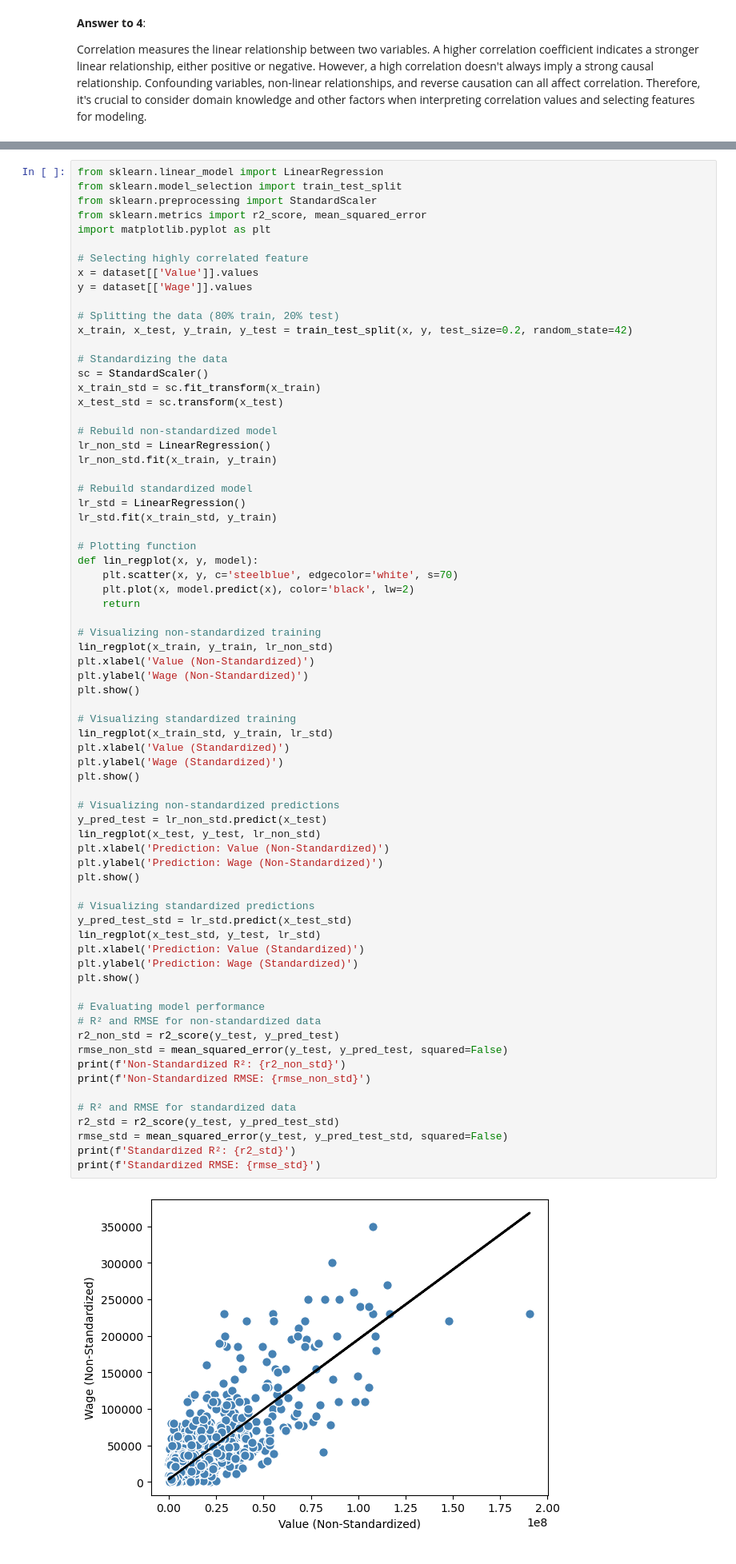
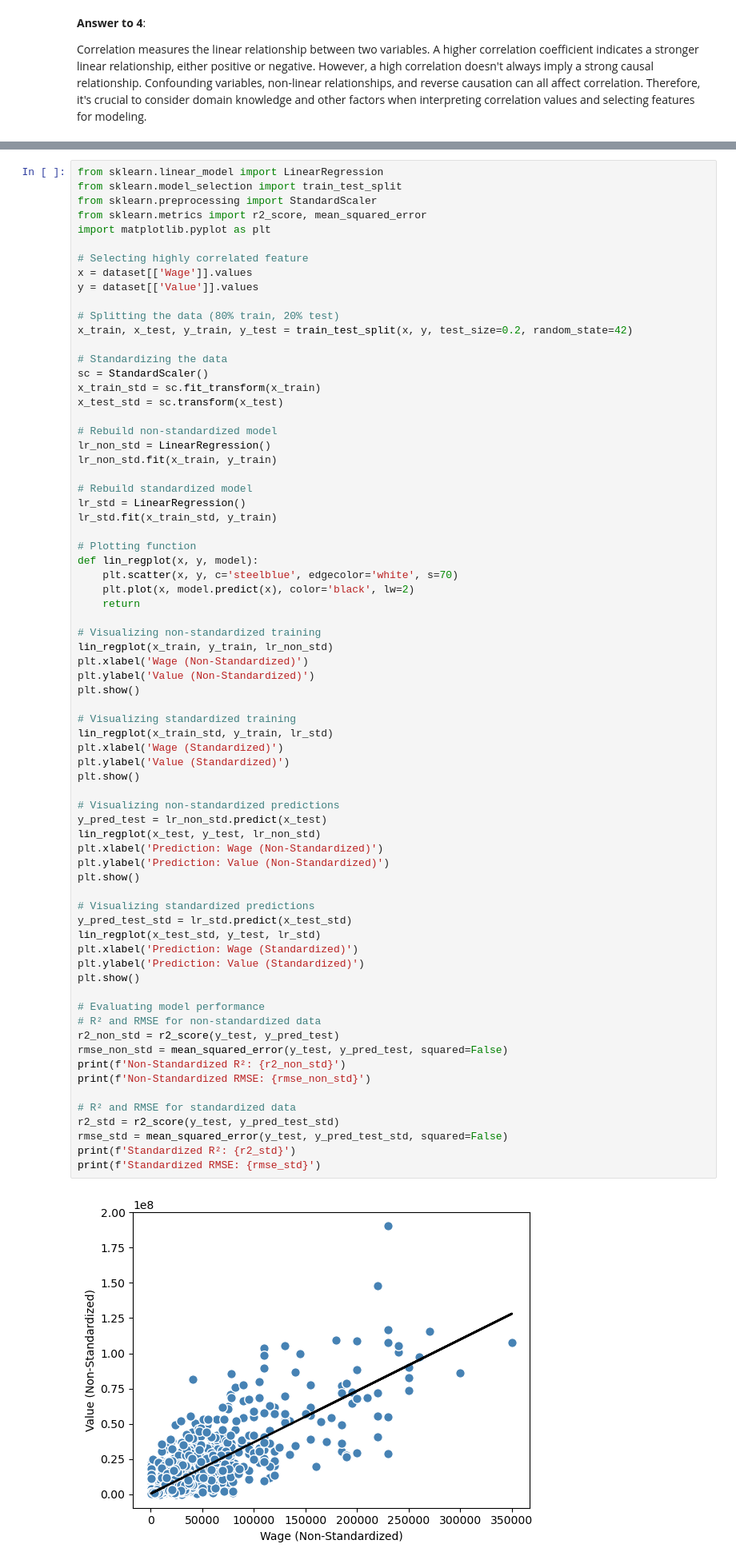
Before and after one commit to JanikThePanic/DATASCI3000-lab-assignments, a Jupyter notebook: Assignment 1/Assignment 1_Linear Regression.ipynb, the cells around one changed output, grey strips where cells are left out. Shown at 80% size. Saved outputs shown, nothing was run; the diff lists cells and outputs as text.

Commit message:
switched wage and value

```diff
--- a/Assignment 1/Assignment 1_Linear Regression.ipynb
+++ b/Assignment 1/Assignment 1_Linear Regression.ipynb
@@ -149,8 +149,8 @@ from sklearn.metrics import r2_score, mean_squared_error
 import matplotlib.pyplot as plt
 
 # Selecting highly correlated feature
-x = dataset[['Value']].values
-y = dataset[['Wage']].values
+x = dataset[['Wage']].values
+y = dataset[['Value']].values
 
 # Splitting the data (80% train, 20% test)
 x_train, x_test, y_train, y_test = train_test_split(x, y, test_size=0.2, random_state=42)
@@ -176,41 +176,41 @@ def lin_regplot(x, y, model):
 
 # Visualizing non-standardized training
 lin_regplot(x_train, y_train, lr_non_std)
-plt.xlabel('Value (Non-Standardized)')
-plt.ylabel('Wage (Non-Standardized)')
+plt.xlabel('Wage (Non-Standardized)')
+plt.ylabel('Value (Non-Standardized)')
 plt.show()
 
 # Visualizing standardized training
 lin_regplot(x_train_std, y_train, lr_std)
-plt.xlabel('Value (Standardized)')
-plt.ylabel('Wage (Standardized)')
+plt.xlabel('Wage (Standardized)')
+plt.ylabel('Value (Standardized)')
 plt.show()
 
 # Visualizing non-standardized predictions
 y_pred_test = lr_non_std.predict(x_test)
 lin_regplot(x_test, y_test, lr_non_std)
-plt.xlabel('Prediction: Value (Non-Standardized)')
-plt.ylabel('Prediction: Wage (Non-Standardized)')
+plt.xlabel('Prediction: Wage (Non-Standardized)')
+plt.ylabel('Prediction: Value (Non-Standardized)')
 plt.show()
 
 # Visualizing standardized predictions
 y_pred_test_std = lr_std.predict(x_test_std)
 lin_regplot(x_test_std, y_test, lr_std)
-plt.xlabel('Prediction: Value (Standardized)')
-plt.ylabel('Prediction: Wage (Standardized)')
+plt.xlabel('Prediction: Wage (Standardized)')
+plt.ylabel('Prediction: Value (Standardized)')
 plt.show()
 
 # Evaluating model performance
 # R² and RMSE for non-standardized data
 r2_non_std = r2_score(y_test, y_pred_test)
 rmse_non_std = mean_squared_error(y_test, y_pred_test, squared=False)
 print(f'Non-Standardized R²: {r2_non_std}')
 print(f'Non-Standardized RMSE: {rmse_non_std}')
 
 # R² and RMSE for standardized data
 r2_std = r2_score(y_test, y_pred_test_std)
 rmse_std = mean_squared_error(y_test, y_pred_test_std, squared=False)
 print(f'Standardized R²: {r2_std}')
 print(f'Standardized RMSE: {rmse_std}')
 # %% [output]
-[figure, old version]
+[figure, new version]
```
Also changed, not shown: parts of 1 cell of this notebook.
